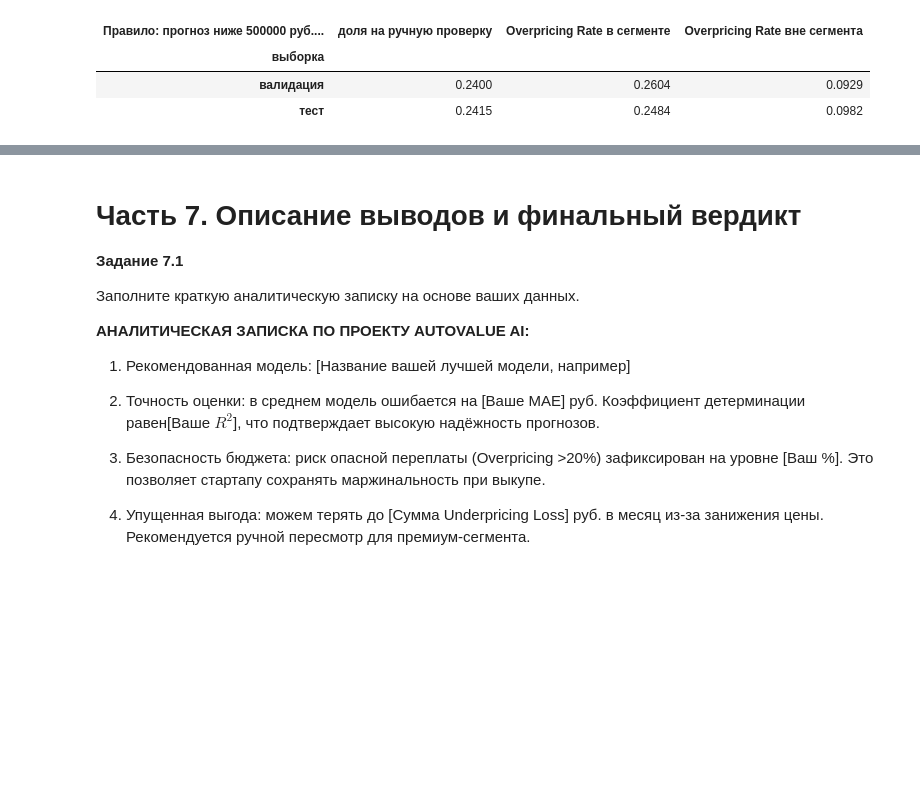
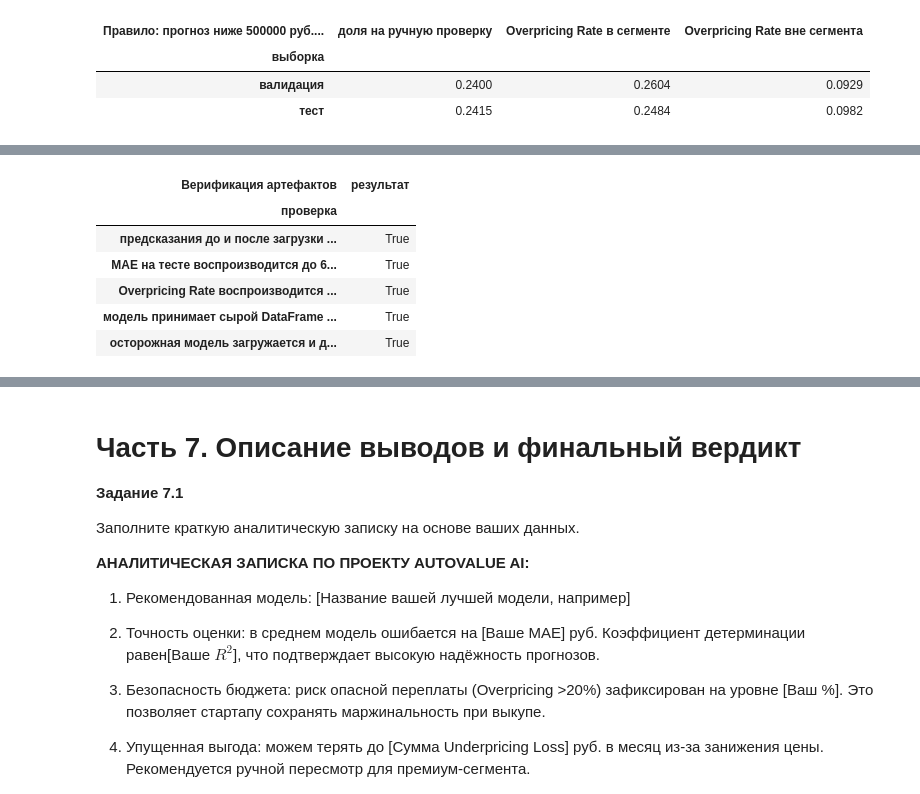
Before and after one commit to sergeyshmagin/MLDS, a Jupyter notebook: 51c3ffbf-518e-4434-b5db-bf800092ea64.ipynb, the cells around one changed output, grey strips where cells are left out. Saved outputs shown, nothing was run; the diff lists cells and outputs as text; code cells hidden in the pictures; blank space fills up the shorter version.

```diff
--- a/51c3ffbf-518e-4434-b5db-bf800092ea64.ipynb
+++ b/51c3ffbf-518e-4434-b5db-bf800092ea64.ipynb
@@ -1925,0 +1997,38 @@ display(rule_check)
+# %%
+# проверка воспроизводимости: модель с диска должна вести себя как обученная в памяти
+loaded_model = CatBoostRegressor()
+loaded_model.load_model(str(MODEL_PATH))
+loaded_pred = np.asarray(loaded_model.predict(X_test), dtype=float)
+
+loaded_meta = json.loads(META_PATH.read_text(encoding='utf-8'))
+loaded_metrics = evaluate(y_test, loaded_pred)
+
+checks = pd.DataFrame([
+    {'проверка': 'предсказания до и после загрузки совпадают поэлементно',
+     'результат': bool(np.allclose(loaded_pred, best_test_pred))},
+    {'проверка': 'MAE на тесте воспроизводится до 6 знаков',
+     'результат': round(loaded_metrics['MAE'], 6) == loaded_meta['метрики_тест']['MAE']},
+    {'проверка': 'Overpricing Rate воспроизводится до 6 знаков',
+     'результат': (round(loaded_metrics['Overpricing Rate'], 6)
+                   == loaded_meta['метрики_тест']['Overpricing Rate'])},
+    {'проверка': 'модель принимает сырой DataFrame с категориями',
+     'результат': list(X_test.columns) == (loaded_meta['признаки_числовые']
+                                           + loaded_meta['признаки_категориальные'])},
+    {'проверка': 'осторожная модель загружается и даёт свои предсказания',
+     'результат': bool(np.allclose(
+         np.asarray(CatBoostRegressor().load_model(str(CAUTIOUS_PATH)).predict(X_test),
+                    dtype=float),
+         cautious_test_pred))},
+]).set_index('проверка')
+checks.columns.name = 'Верификация артефактов'
+display(checks)
+
+assert checks['результат'].all(), 'артефакт не воспроизводит результаты тетради'
+# %% [output]
+| Верификация артефактов | результат |
+| проверка |  |
+| предсказания до и после загрузки ... | True |
+| MAE на тесте воспроизводится до 6... | True |
+| Overpricing Rate воспроизводится ... | True |
+| модель принимает сырой DataFrame ... | True |
+| осторожная модель загружается и д... | True |
```
Also changed, not shown: parts of 11 cells of this notebook, 4 other files.
